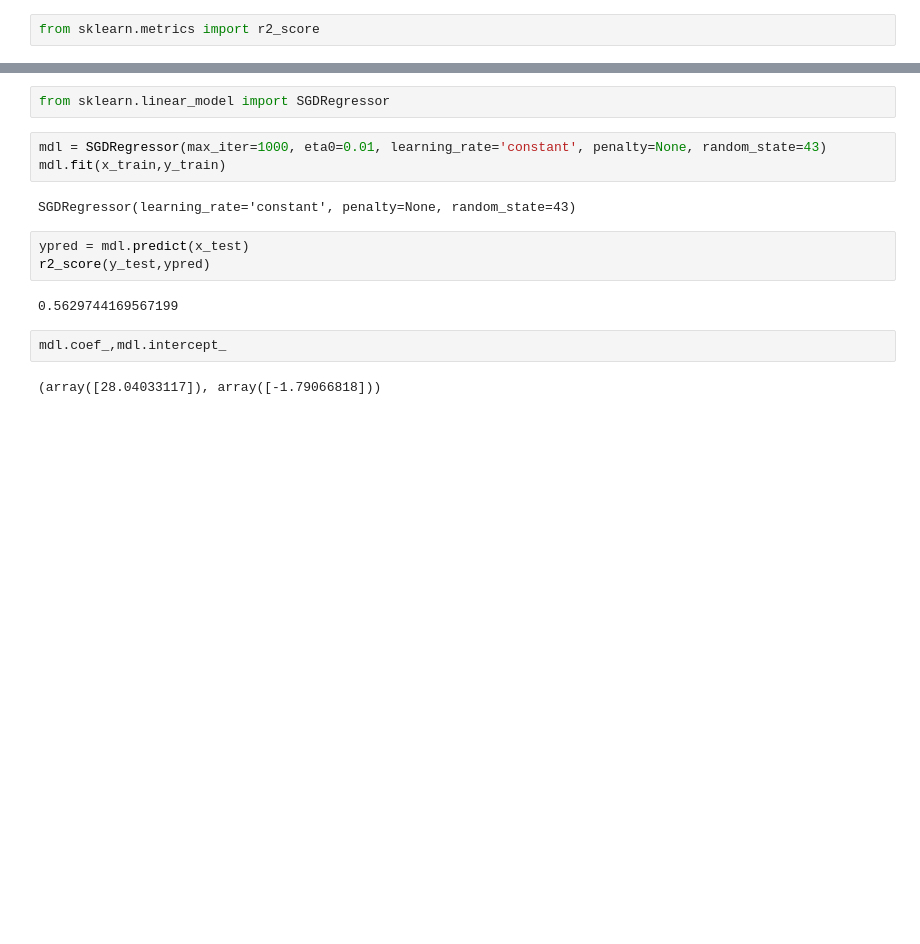
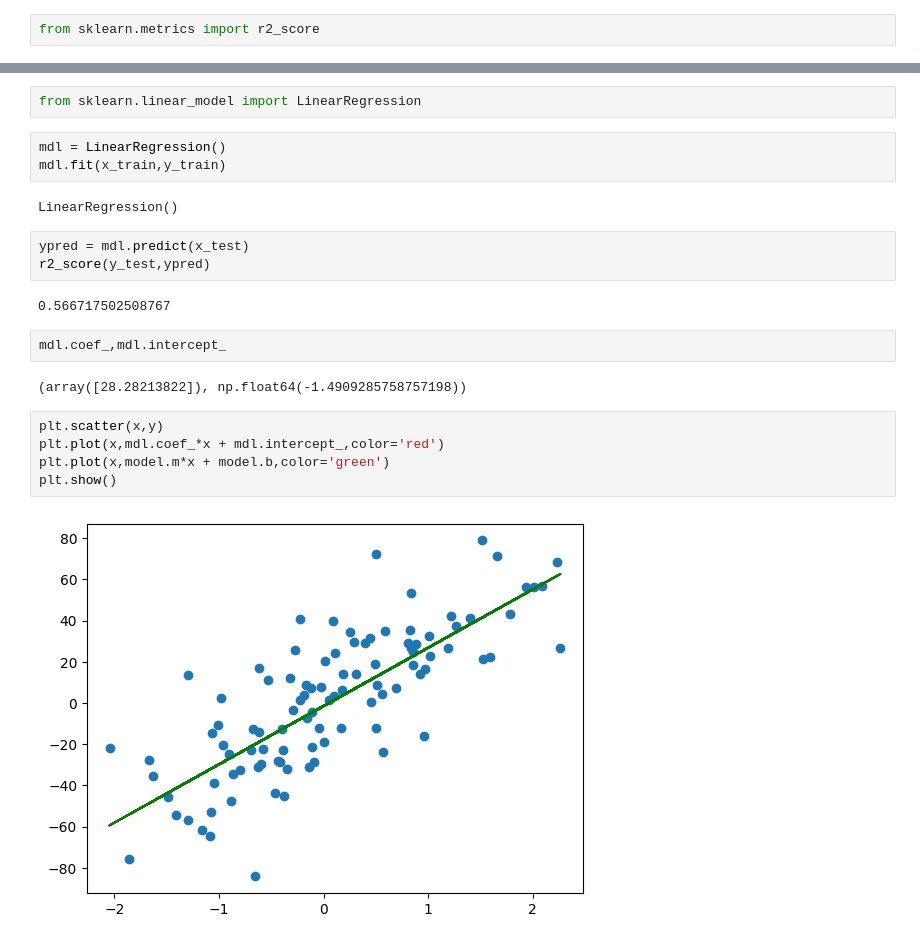
Before and after one commit to DeepPatel4505/DataScience, a Jupyter notebook: model_testing/SimpleGD.test.ipynb, the cells around one changed output, grey strips where cells are left out. Cells and saved outputs as stored; diff of their text form; blank space fills up the shorter version.

```diff
--- a/model_testing/SimpleGD.test.ipynb
+++ b/model_testing/SimpleGD.test.ipynb
@@ -29,16 +29,23 @@ r2_score(y_test,y_pred)
 # %%
-from sklearn.linear_model import SGDRegressor
+from sklearn.linear_model import LinearRegression
 # %%
-mdl = SGDRegressor(max_iter=1000, eta0=0.01, learning_rate='constant', penalty=None, random_state=43)
+mdl = LinearRegression()
 mdl.fit(x_train,y_train)
 # %% [output]
-SGDRegressor(learning_rate='constant', penalty=None, random_state=43)
+LinearRegression()
 # %%
 ypred = mdl.predict(x_test)
 r2_score(y_test,ypred)
 # %% [output]
-0.5629744169567199
+0.566717502508767
 # %%
 mdl.coef_,mdl.intercept_
 # %% [output]
-(array([28.04033117]), array([-1.79066818]))
+(array([28.28213822]), np.float64(-1.4909285758757198))
+# %%
+plt.scatter(x,y)
+plt.plot(x,mdl.coef_*x + mdl.intercept_,color='red')
+plt.plot(x,model.m*x + model.b,color='green')
+plt.show()
+# %% [output]
+[figure, added]
```
Also changed, not shown: parts of 2 cells of this notebook, 4 other files.
